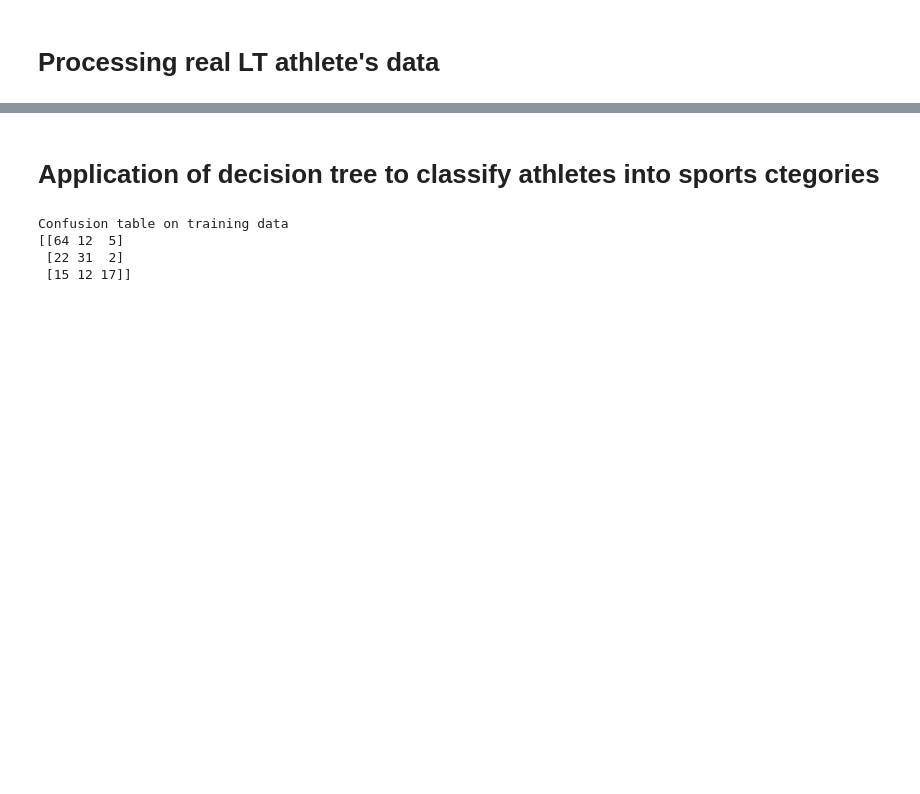
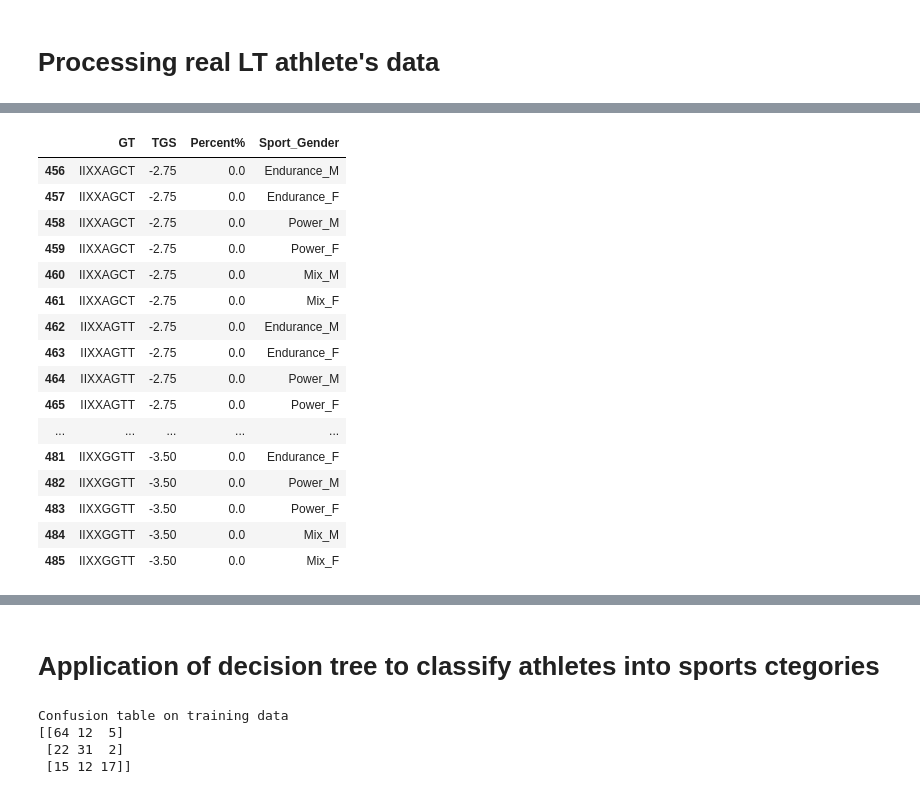
Before and after one commit to erinijapranckeviciene/ppolygenic, a Jupyter notebook: ppolygenic.ipynb, the cells around one changed output, grey strips where cells are left out. Cells and saved outputs as stored; diff of their text form; code cells hidden in the pictures; blank space fills up the shorter version.

```diff
--- a/ppolygenic.ipynb
+++ b/ppolygenic.ipynb
@@ -315,0 +472,31 @@ Index(['ACTN3_rs1815739', 'AMPD1_rs17602729', 'MB_rs7293', 'ACE_rs1799752',
+# %%
+transformed=[]
+cnames=df_visualize.columns
+df_visualize.iloc[0]['Genotypes']
+r,c=df_visualize.shape
+#print(cnames[2:])
+
+for i in range(0,r):
+  for name in (cnames[2:]):
+   transformed.append([df_visualize.iloc[i]['Genotypes'], df_visualize.iloc[i]['TGS'],df_visualize.iloc[i][name],name])
+
+df_visualize_transformed=pd.DataFrame(transformed,columns=['GT','TGS','Percent%','Sport_Gender'])
+df_visualize_transformed.tail(30)
+# %% [output]
+|  | GT | TGS | Percent% | Sport_Gender |
+| 456 | IIXXAGCT | -2.75 | 0.0 | Endurance_M |
+| 457 | IIXXAGCT | -2.75 | 0.0 | Endurance_F |
+| 458 | IIXXAGCT | -2.75 | 0.0 | Power_M |
+| 459 | IIXXAGCT | -2.75 | 0.0 | Power_F |
+| 460 | IIXXAGCT | -2.75 | 0.0 | Mix_M |
+| 461 | IIXXAGCT | -2.75 | 0.0 | Mix_F |
+| 462 | IIXXAGTT | -2.75 | 0.0 | Endurance_M |
+| 463 | IIXXAGTT | -2.75 | 0.0 | Endurance_F |
+| 464 | IIXXAGTT | -2.75 | 0.0 | Power_M |
+| 465 | IIXXAGTT | -2.75 | 0.0 | Power_F |
+| ... | ... | ... | ... | ... |
+| 481 | IIXXGGTT | -3.50 | 0.0 | Endurance_F |
+| 482 | IIXXGGTT | -3.50 | 0.0 | Power_M |
+| 483 | IIXXGGTT | -3.50 | 0.0 | Power_F |
+| 484 | IIXXGGTT | -3.50 | 0.0 | Mix_M |
+| 485 | IIXXGGTT | -3.50 | 0.0 | Mix_F |
```
Also changed, not shown: parts of 9 cells of this notebook.
